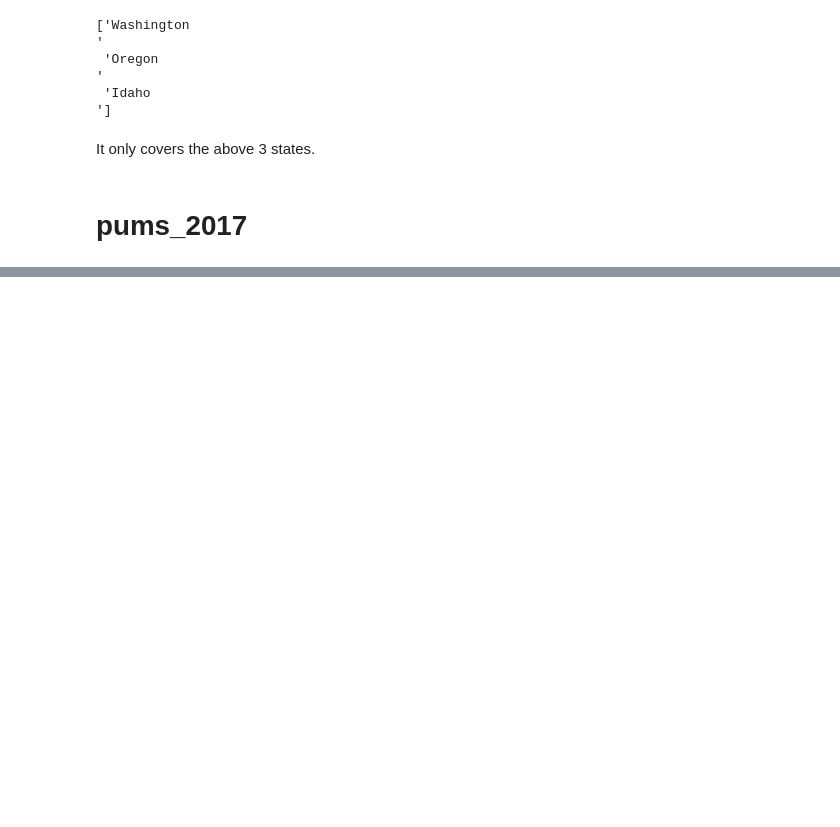
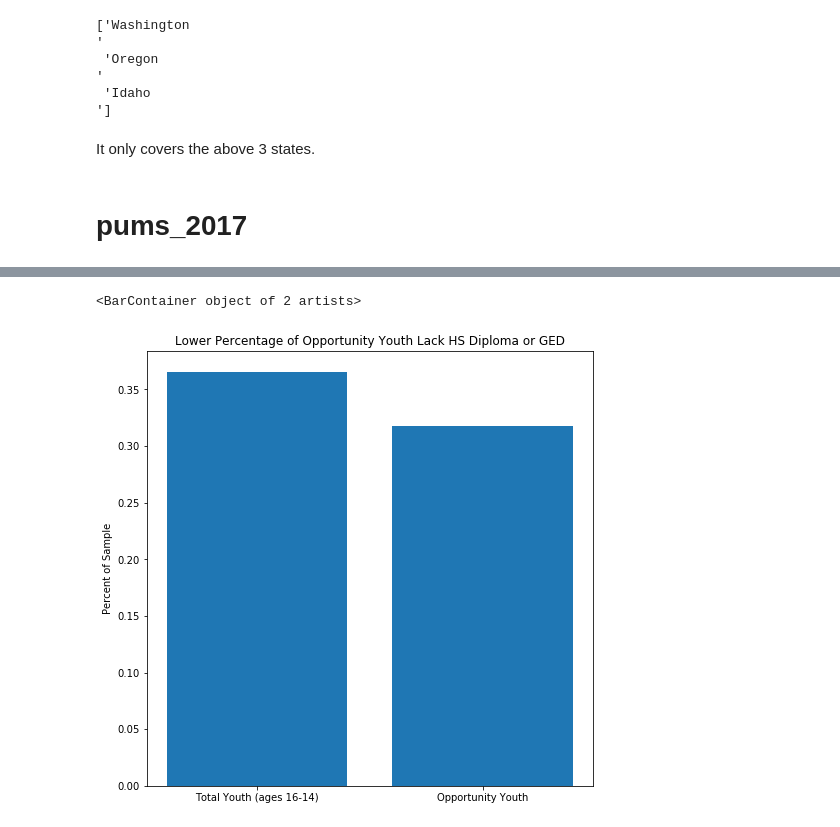
Before and after one commit to mesterhammerfic/mod-1-project-chicago-seattle-ds-051120, a Jupyter notebook: notebooks/exploratory/02_mef_database_descriptions.ipynb, the cells around one changed output, grey strips where cells are left out. Drawn from its saved outputs; the diff is of its cells as text; code cells hidden in the pictures; blank space fills up the shorter version.

```diff
--- a/notebooks/exploratory/02_mef_database_descriptions.ipynb
+++ b/notebooks/exploratory/02_mef_database_descriptions.ipynb
@@ -140,0 +309,15 @@ It only covers the above 3 states.
+# %%
+comparison_dict = compare_oy_with_total_youth(('education_attainment', 'No HS or GED'),skc_youth_2017)
+
+col_names = list(comparison_dict.keys())
+height_values = list(comparison_dict.values())
+
+fig, ax = plt.subplots(1,1, figsize=(8,8))
+
+ax.set_title('Lower Percentage of Opportunity Youth Lack HS Diploma or GED')
+ax.set_ylabel('Percent of Sample')
+
+ax.bar(x=col_names, height=height_values)
+# %% [output]
+<BarContainer object of 2 artists>
+[figure, added]
```
Also changed, not shown: parts of 12 cells of this notebook.
